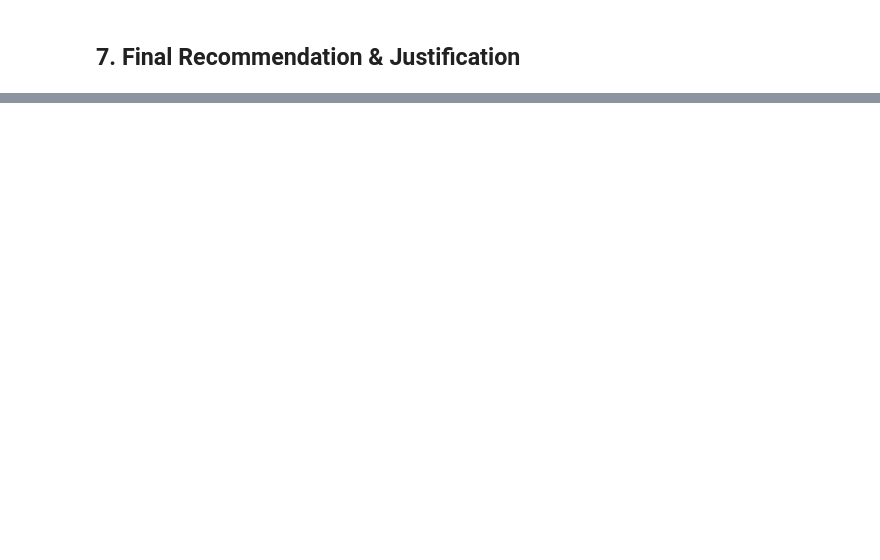
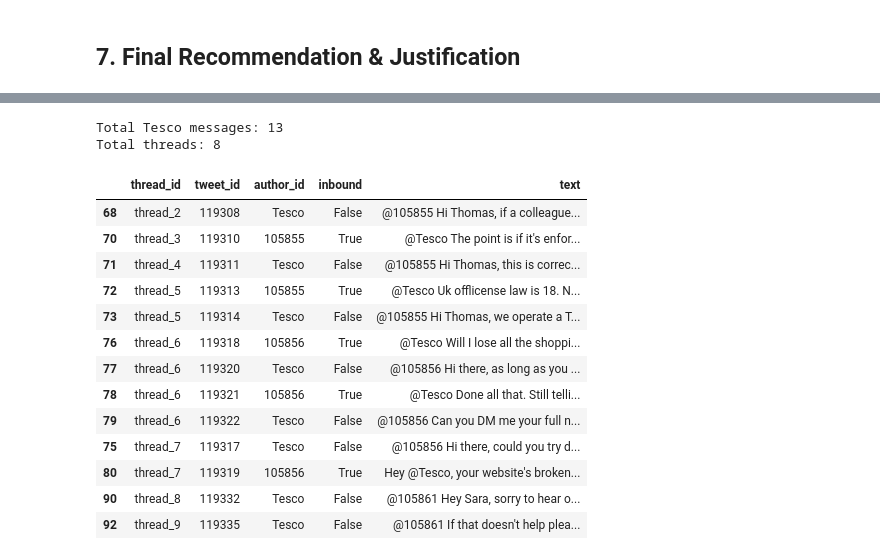
Before and after one commit to kishanrai477-web/hiver-sde-assignment, a Jupyter notebook: notebooks/01_data_exploration.ipynb, the cells around one changed output, grey strips where cells are left out. Cells and saved outputs as stored; diff of their text form; code cells hidden in the pictures; blank space fills up the shorter version.

```diff
--- a/notebooks/01_data_exploration.ipynb
+++ b/notebooks/01_data_exploration.ipynb
@@ -336,0 +691,56 @@ print(recommendation)
+# %%
+# Build proper Tesco conversation threads
+
+import pandas as pd
+
+tesco_threads = related.copy()
+
+# Create a mapping from every tweet to its conversation/thread
+tweet_to_thread = {}
+thread_counter = 1
+
+for _, row in tesco_threads.iterrows():
+    tweet_id = str(row['tweet_id'])
+
+    if tweet_id not in tweet_to_thread:
+        tweet_to_thread[tweet_id] = f"thread_{thread_counter}"
+        thread_counter += 1
+
+    # Link replies back to the same thread
+    response_ids = str(row['response_tweet_id'])
+
+    if response_ids != 'nan':
+        for response_id in response_ids.split(','):
+            response_id = response_id.strip()
+            if response_id:
+                tweet_to_thread[response_id] = tweet_to_thread[tweet_id]
+
+# Assign thread IDs
+tesco_threads['thread_id'] = tesco_threads['tweet_id'].astype(str).map(tweet_to_thread)
+
+# Display
+print("Total Tesco messages:", len(tesco_threads))
+print("Total threads:", tesco_threads['thread_id'].nunique())
+
+display(
+    tesco_threads[
+        ['thread_id', 'tweet_id', 'author_id', 'inbound', 'text']
+    ].sort_values(['thread_id', 'tweet_id'])
+)
+# %% [output]
+Total Tesco messages: 13
+Total threads: 8
+|  | thread_id | tweet_id | author_id | inbound | text |
+| 68 | thread_2 | 119308 | Tesco | False | @105855 Hi Thomas, if a colleague... |
+| 70 | thread_3 | 119310 | 105855 | True | @Tesco The point is if it's enfor... |
+| 71 | thread_4 | 119311 | Tesco | False | @105855 Hi Thomas, this is correc... |
+| 72 | thread_5 | 119313 | 105855 | True | @Tesco Uk offlicense law is 18. N... |
+| 73 | thread_5 | 119314 | Tesco | False | @105855 Hi Thomas, we operate a T... |
+| 76 | thread_6 | 119318 | 105856 | True | @Tesco Will I lose all the shoppi... |
+| 77 | thread_6 | 119320 | Tesco | False | @105856 Hi there, as long as you ... |
+| 78 | thread_6 | 119321 | 105856 | True | @Tesco Done all that. Still telli... |
+| 79 | thread_6 | 119322 | Tesco | False | @105856 Can you DM me your full n... |
+| 75 | thread_7 | 119317 | Tesco | False | @105856 Hi there, could you try d... |
+| 80 | thread_7 | 119319 | 105856 | True | Hey @Tesco, your website's broken... |
+| 90 | thread_8 | 119332 | Tesco | False | @105861 Hey Sara, sorry to hear o... |
+| 92 | thread_9 | 119335 | Tesco | False | @105861 If that doesn't help plea... |
```
Also changed, not shown: parts of 32 cells of this notebook.
